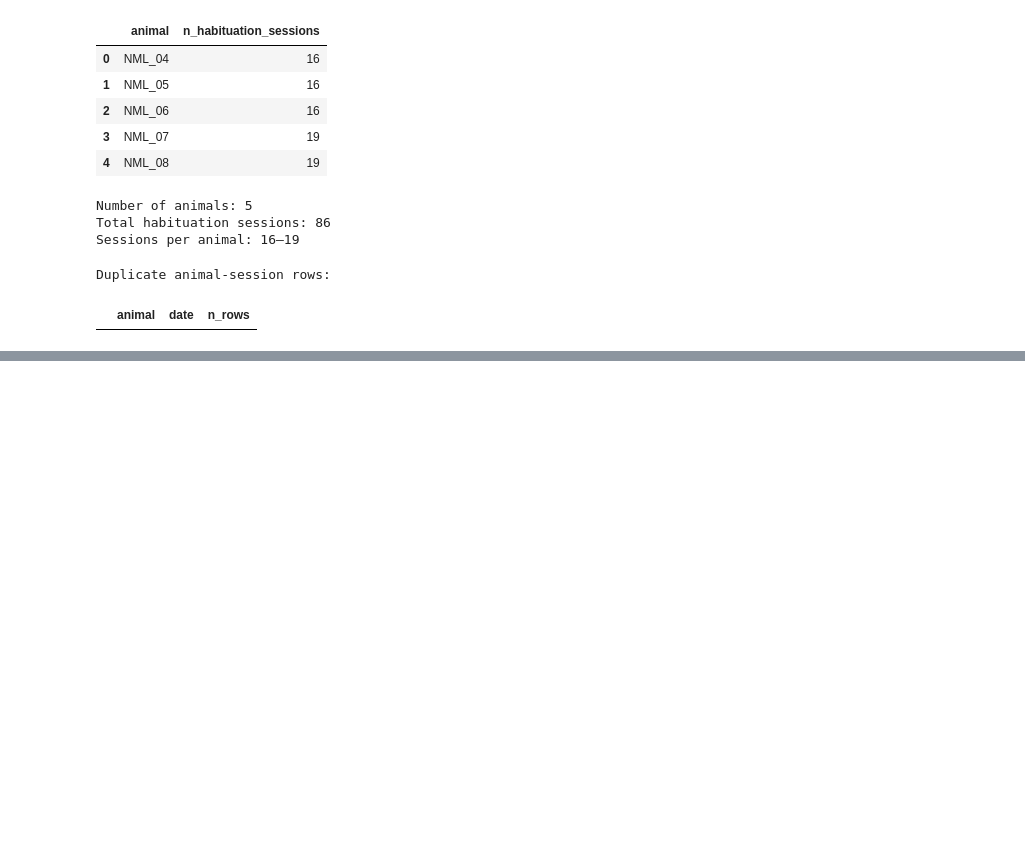
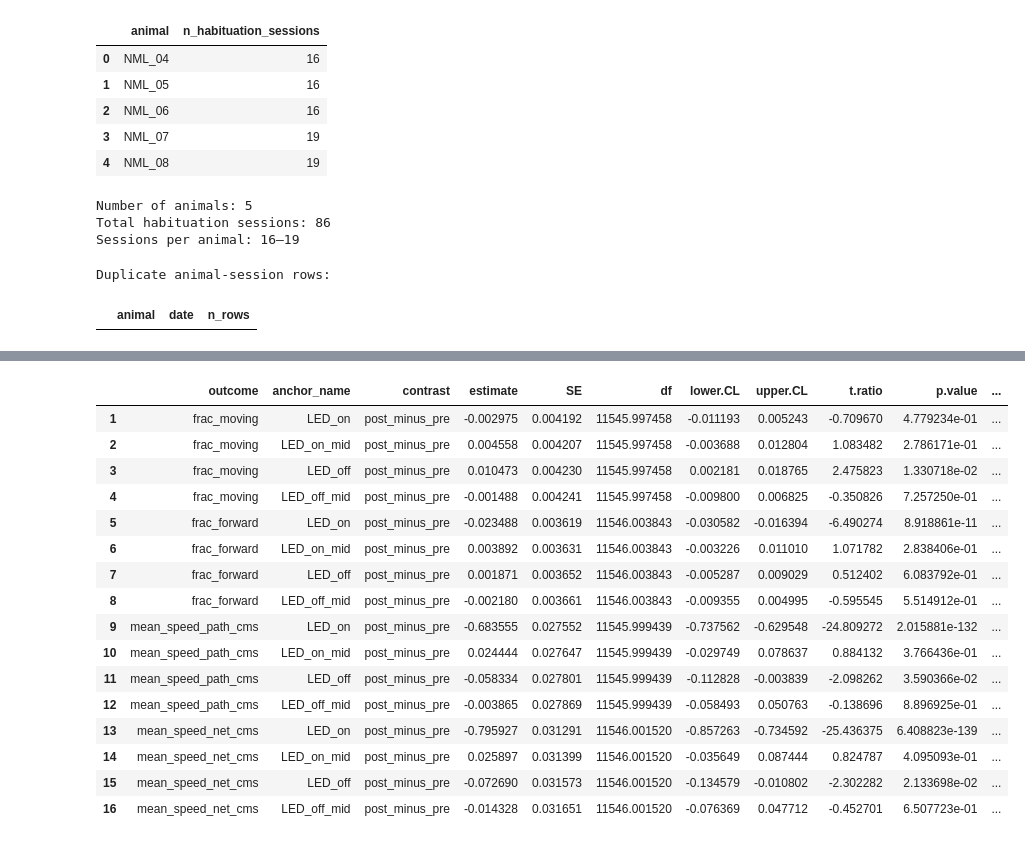
Before and after one commit to neuromomentumlab/Classical_Conditioning_Air_Wheel, a Jupyter notebook: Python/notebooks/habituation_analysis_02_annotated.ipynb, the cells around one changed output, grey strips where cells are left out. Cells and saved outputs as stored; diff of their text form; code cells hidden in the pictures; blank space fills up the shorter version.

```diff
--- a/Python/notebooks/habituation_analysis_02_annotated.ipynb
+++ b/Python/notebooks/habituation_analysis_02_annotated.ipynb
@@ -1961,0 +3665,40 @@ Duplicate animal-session rows:
+# %%
+# --------------------------------------------------
+# Clean contrast table for inspection
+# --------------------------------------------------
+
+display_cols = [
+    "outcome",
+    "anchor_name",
+    "contrast",
+    "estimate",
+    "SE",
+    "df",
+    "lower.CL",
+    "upper.CL",
+    "t.ratio",
+    "p.value",
+    "singular_fit",
+]
+
+led_anchor_refined_contrasts_clean = led_anchor_refined_contrasts_df[display_cols].copy()
+
+display(led_anchor_refined_contrasts_clean)
+# %% [output]
+|  | outcome | anchor_name | contrast | estimate | SE | df | lower.CL | upper.CL | t.ratio | p.value | ... |
+| 1 | frac_moving | LED_on | post_minus_pre | -0.002975 | 0.004192 | 11545.997458 | -0.011193 | 0.005243 | -0.709670 | 4.779234e-01 | ... |
+| 2 | frac_moving | LED_on_mid | post_minus_pre | 0.004558 | 0.004207 | 11545.997458 | -0.003688 | 0.012804 | 1.083482 | 2.786171e-01 | ... |
+| 3 | frac_moving | LED_off | post_minus_pre | 0.010473 | 0.004230 | 11545.997458 | 0.002181 | 0.018765 | 2.475823 | 1.330718e-02 | ... |
+| 4 | frac_moving | LED_off_mid | post_minus_pre | -0.001488 | 0.004241 | 11545.997458 | -0.009800 | 0.006825 | -0.350826 | 7.257250e-01 | ... |
+| 5 | frac_forward | LED_on | post_minus_pre | -0.023488 | 0.003619 | 11546.003843 | -0.030582 | -0.016394 | -6.490274 | 8.918861e-11 | ... |
+| 6 | frac_forward | LED_on_mid | post_minus_pre | 0.003892 | 0.003631 | 11546.003843 | -0.003226 | 0.011010 | 1.071782 | 2.838406e-01 | ... |
+| 7 | frac_forward | LED_off | post_minus_pre | 0.001871 | 0.003652 | 11546.003843 | -0.005287 | 0.009029 | 0.512402 | 6.083792e-01 | ... |
+| 8 | frac_forward | LED_off_mid | post_minus_pre | -0.002180 | 0.003661 | 11546.003843 | -0.009355 | 0.004995 | -0.595545 | 5.514912e-01 | ... |
+| 9 | mean_speed_path_cms | LED_on | post_minus_pre | -0.683555 | 0.027552 | 11545.999439 | -0.737562 | -0.629548 | -24.809272 | 2.015881e-132 | ... |
+| 10 | mean_speed_path_cms | LED_on_mid | post_minus_pre | 0.024444 | 0.027647 | 11545.999439 | -0.029749 | 0.078637 | 0.884132 | 3.766436e-01 | ... |
+| 11 | mean_speed_path_cms | LED_off | post_minus_pre | -0.058334 | 0.027801 | 11545.999439 | -0.112828 | -0.003839 | -2.098262 | 3.590366e-02 | ... |
+| 12 | mean_speed_path_cms | LED_off_mid | post_minus_pre | -0.003865 | 0.027869 | 11545.999439 | -0.058493 | 0.050763 | -0.138696 | 8.896925e-01 | ... |
+| 13 | mean_speed_net_cms | LED_on | post_minus_pre | -0.795927 | 0.031291 | 11546.001520 | -0.857263 | -0.734592 | -25.436375 | 6.408823e-139 | ... |
+| 14 | mean_speed_net_cms | LED_on_mid | post_minus_pre | 0.025897 | 0.031399 | 11546.001520 | -0.035649 | 0.087444 | 0.824787 | 4.095093e-01 | ... |
+| 15 | mean_speed_net_cms | LED_off | post_minus_pre | -0.072690 | 0.031573 | 11546.001520 | -0.134579 | -0.010802 | -2.302282 | 2.133698e-02 | ... |
+| 16 | mean_speed_net_cms | LED_off_mid | post_minus_pre | -0.014328 | 0.031651 | 11546.001520 | -0.076369 | 0.047712 | -0.452701 | 6.507723e-01 | ... |
```
Also changed, not shown: parts of 18 cells of this notebook, 6 other files.
